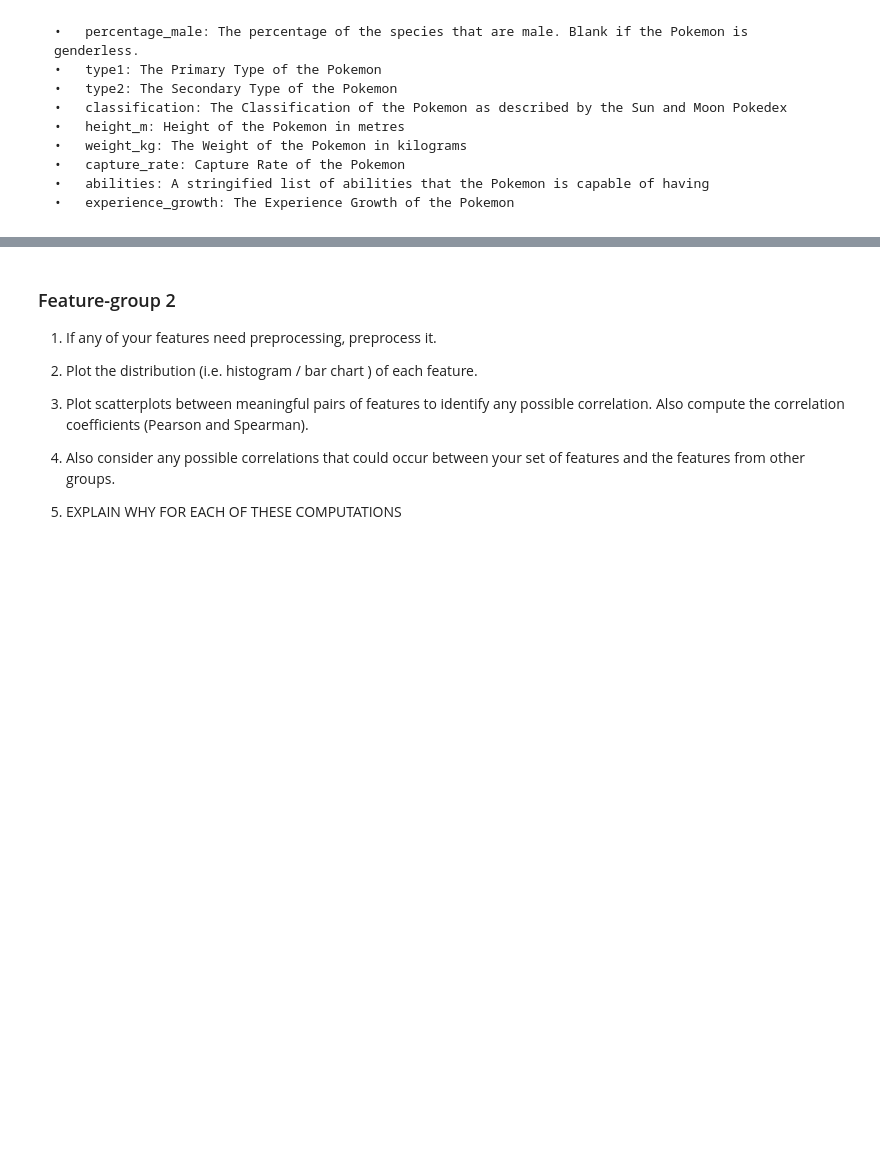
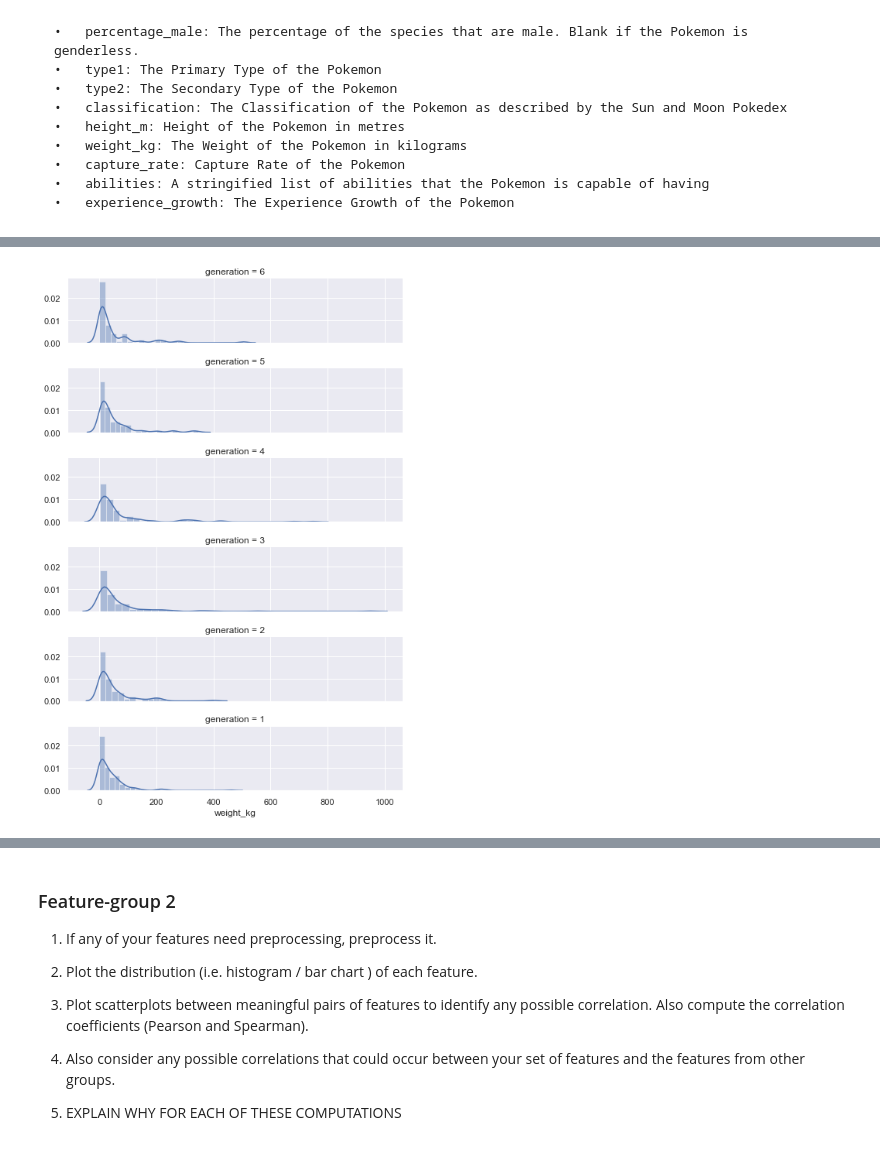
Before and after one commit to com-480-data-visualization/com-480-project-analaktycs, a Jupyter notebook: Milestone1.ipynb, the cells around one changed output, grey strips where cells are left out. Drawn from its saved outputs; the diff is of its cells as text; code cells hidden in the pictures; blank space fills up the shorter version.

```diff
--- a/Milestone1.ipynb
+++ b/Milestone1.ipynb
@@ -66,0 +184,7 @@ There are 721 pokemon with 44 features in our dataset, which includes the first
+# %%
+ordered_days =df_groupe1.generation.value_counts().sort_index(ascending=False).index
+g = sns.FacetGrid(df_groupe1, row="generation", row_order=ordered_days,
+                  height=1.7, aspect=4)
+g.map(sns.distplot, "weight_kg", hist=True, rug=False);
+# %% [output]
+[figure, added]
```
Also changed, not shown: parts of 28 cells of this notebook.
